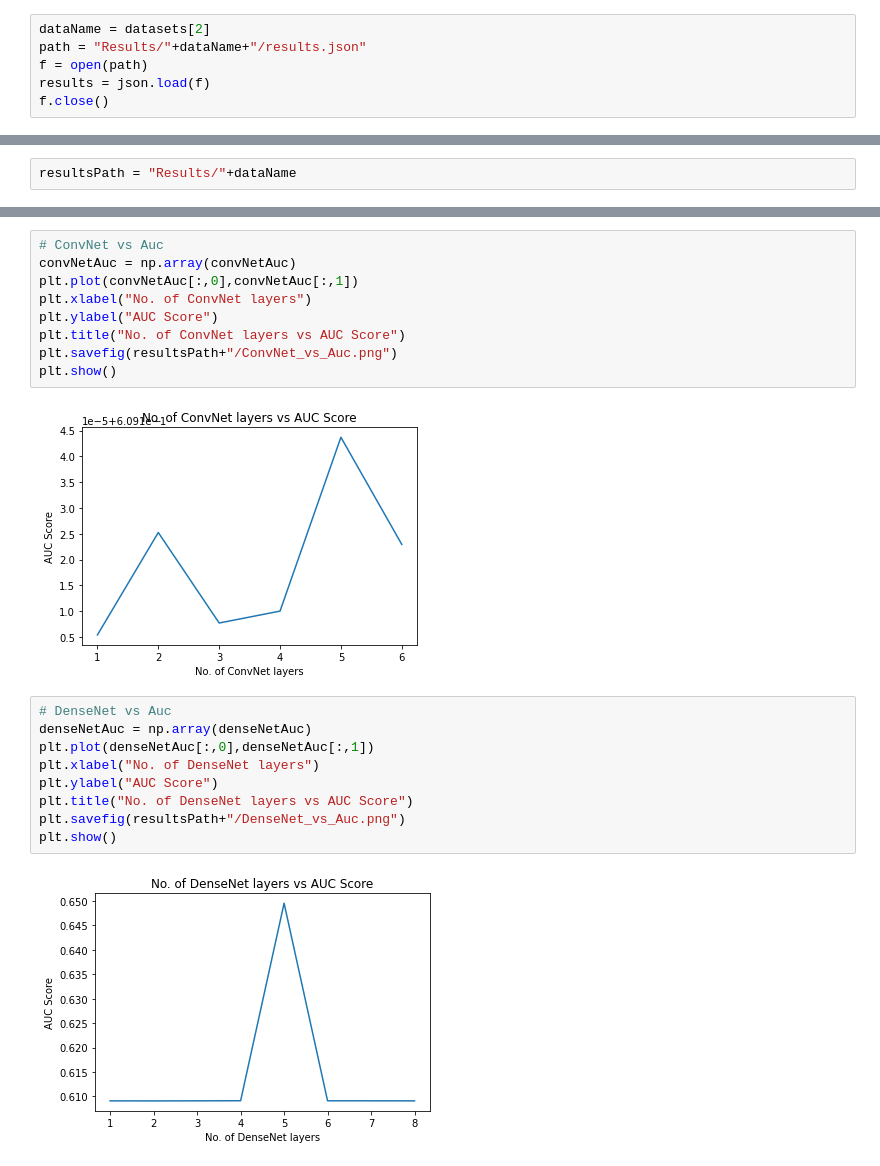
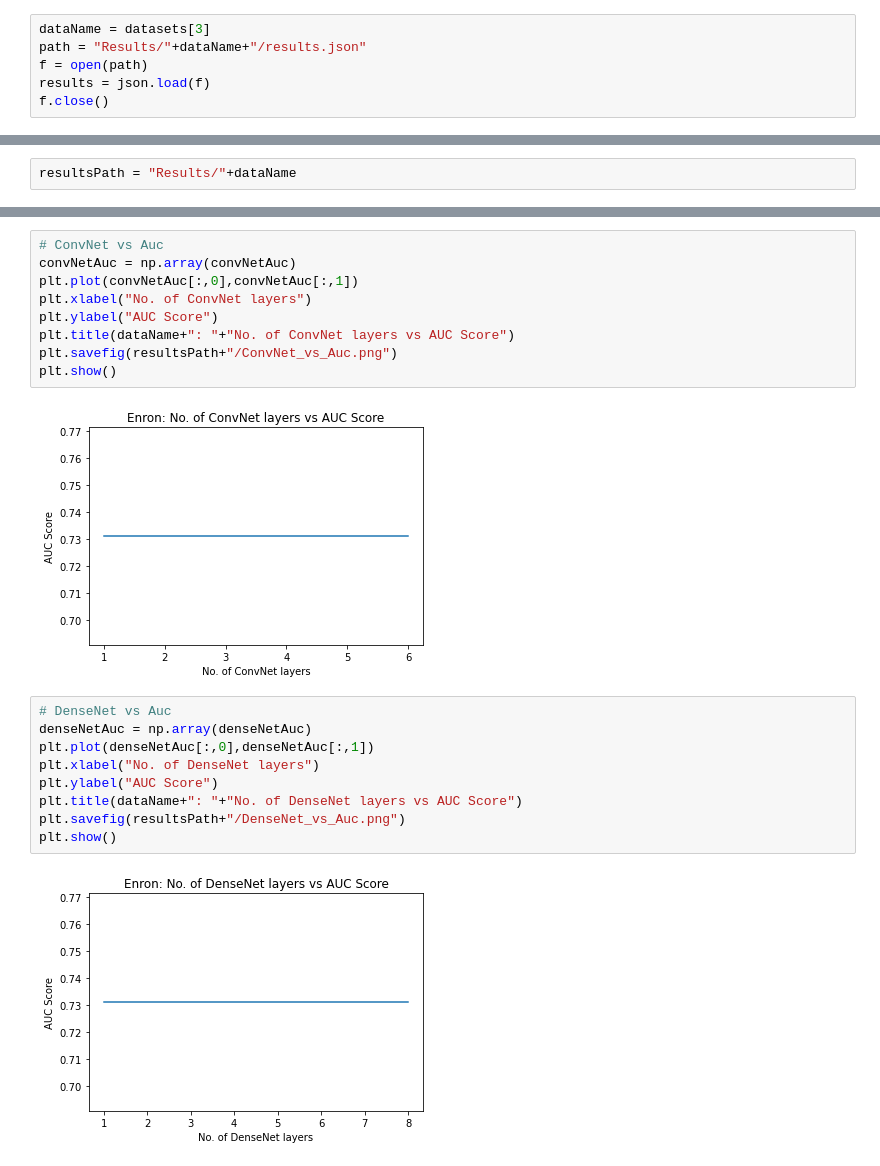
Before and after one commit to DodiyaParth/NL_GCN_ANOMALY_DETECTION, a Jupyter notebook: graphs.ipynb, the cells around one changed output, grey strips where cells are left out. Saved outputs shown, nothing was run; the diff lists cells and outputs as text.

```diff
--- a/graphs.ipynb
+++ b/graphs.ipynb
@@ -23,7 +23,7 @@ models.extend(models4)
 # %%
 datasets=['Disney','Amazon','facebook','Enron']
 # %%
-dataName = datasets[2]
+dataName = datasets[3]
 path = "Results/"+dataName+"/results.json"
 f = open(path)
 results = json.load(f)
@@ -93,22 +93,22 @@ convNetAuc = np.array(convNetAuc)
 plt.plot(convNetAuc[:,0],convNetAuc[:,1])
 plt.xlabel("No. of ConvNet layers")
 plt.ylabel("AUC Score")
-plt.title("No. of ConvNet layers vs AUC Score")
+plt.title(dataName+": "+"No. of ConvNet layers vs AUC Score")
 plt.savefig(resultsPath+"/ConvNet_vs_Auc.png")
 plt.show()
 # %% [output]
-[figure, old version]
+[figure, new version]
 # %%
 # DenseNet vs Auc
 denseNetAuc = np.array(denseNetAuc)
 plt.plot(denseNetAuc[:,0],denseNetAuc[:,1])
 plt.xlabel("No. of DenseNet layers")
 plt.ylabel("AUC Score")
-plt.title("No. of DenseNet layers vs AUC Score")
+plt.title(dataName+": "+"No. of DenseNet layers vs AUC Score")
 plt.savefig(resultsPath+"/DenseNet_vs_Auc.png")
 plt.show()
 # %% [output]
-[figure, old version]
+[figure, new version]
 # %%
 # NLNet vs Auc
 nlNetAuc = np.array(nlNetAuc)
```
Also changed, not shown: parts of 3 cells of this notebook, 20 other files.
